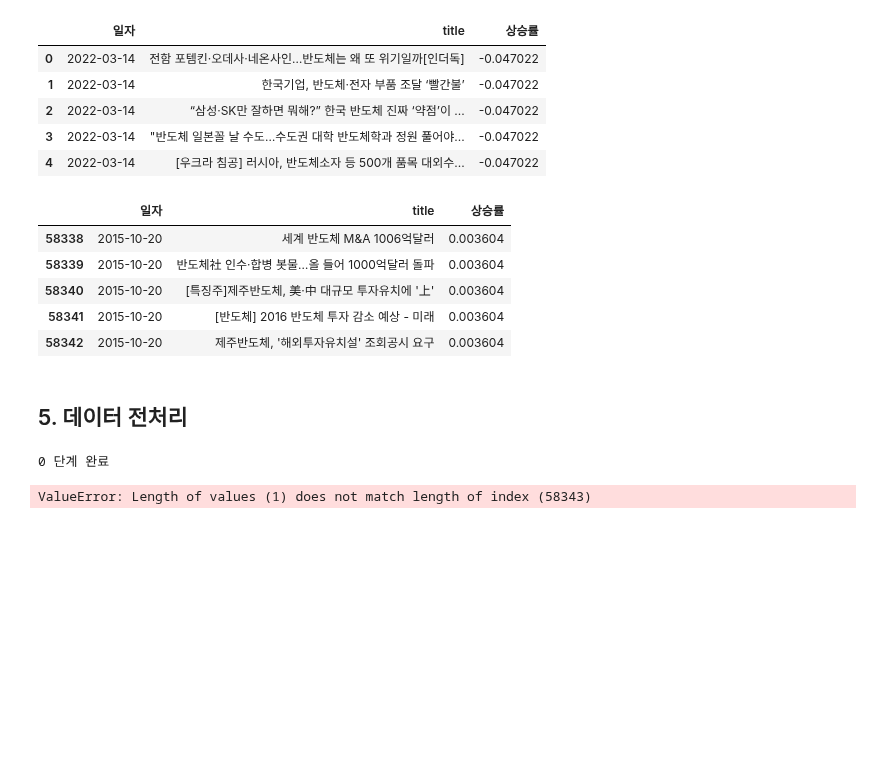
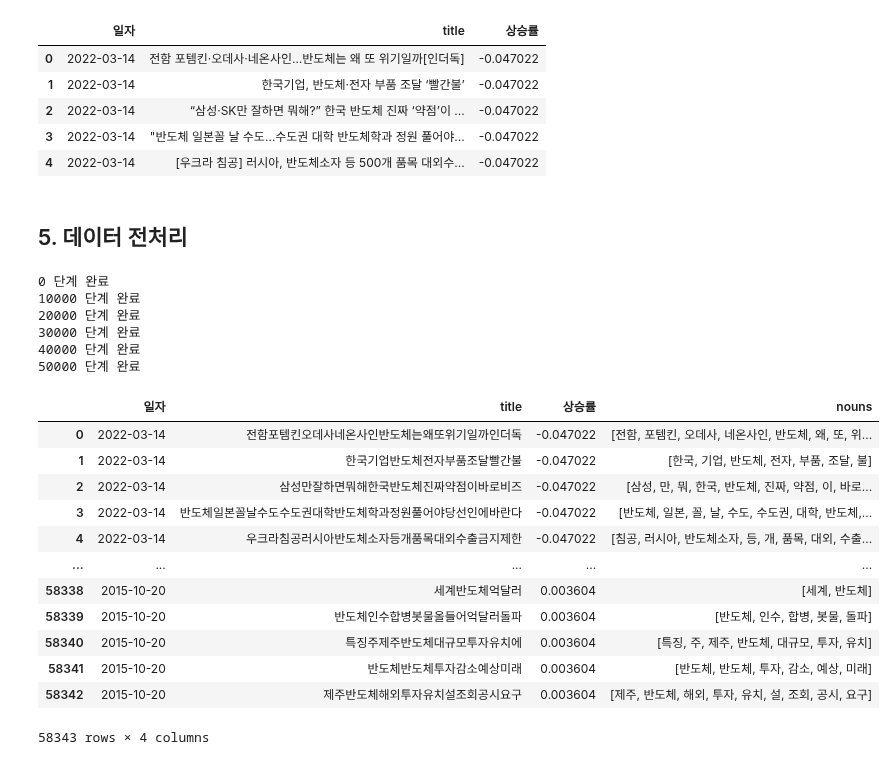
Before and after one commit to youngai1112/HK_Project, a Jupyter notebook: 7.1_뉴스데이터감성분석/01_뉴스데이터감성분석.ipynb, the cells around one changed output. Cells and saved outputs as stored; diff of their text form; code cells hidden in the pictures; blank space fills up the shorter version.

```diff
--- a/7.1_뉴스데이터감성분석/01_뉴스데이터감성분석.ipynb
+++ b/7.1_뉴스데이터감성분석/01_뉴스데이터감성분석.ipynb
@@ -415,35 +443,43 @@ merge_data.head(5)
 | 2 | 2022-03-14 | “삼성·SK만 잘하면 뭐해?” 한국 반도체 진짜 ‘약점’이 ... | -0.047022 |
 | 3 | 2022-03-14 | "반도체 일본꼴 날 수도…수도권 대학 반도체학과 정원 풀어야... | -0.047022 |
 | 4 | 2022-03-14 | [우크라 침공] 러시아, 반도체소자 등 500개 품목 대외수... | -0.047022 |
-# %%
-merge_data.tail(5)
-# %% [output]
-|  | 일자 | title | 상승률 |
-| 58338 | 2015-10-20 | 세계 반도체 M&A 1006억달러 | 0.003604 |
-| 58339 | 2015-10-20 | 반도체社 인수·합병 봇물…올 들어 1000억달러 돌파 | 0.003604 |
-| 58340 | 2015-10-20 | [특징주]제주반도체, 美·中 대규모 투자유치에 '上' | 0.003604 |
-| 58341 | 2015-10-20 | [반도체] 2016 반도체 투자 감소 예상 - 미래 | 0.003604 |
-| 58342 | 2015-10-20 | 제주반도체, '해외투자유치설' 조회공시 요구 | 0.003604 |
 # %% [markdown]
 ## 5. 데이터 전처리
 # %%
 okt = Okt()
-noun = []
-title_rename = []
+n_ = []
 
 for i in range(len(merge_data)):
     if (i % 10000 == 0):
         print(i, "단계 완료")
-    title_rename.append( ''.join(filter(str.isalnum, merge_data.iloc[i]['title'])) )
-    noun.append(' '.join(okt.nouns(merge_data.iloc[i]['title'])))
-    merge_data['nouns'] = noun
-    merge_data['title'] = title_rename
-    merge_data = merge_data[merge_data['nouns'] != '']
+    n_.append(okt.nouns(merge_data.iloc[i]['title']))
+merge_data['nouns'] = n_
+merge_data = merge_data[merge_data['nouns'] != '']
 
 # 2차 불용어 제거
-merge_data['title'] = merge_data['title'].str.replace('[^ㄱ-ㅎㅏ-ㅣ가-힣]', '')
+merge_data['title'] = merge_data['title'].str.replace('[^ㄱ-ㅎㅏ-ㅣ가-힣]','')
 merge_data['title'].replace('', np.nan, inplace=True)
 merge_data = merge_data.dropna(how='any')
 # %% [output]
 0 단계 완료
+10000 단계 완료
+20000 단계 완료
+30000 단계 완료
+40000 단계 완료
+50000 단계 완료
-ValueError: Length of values (1) does not match length of index (58343)
+# %%
+merge_data
+# %% [output]
+|  | 일자 | title | 상승률 | nouns |
+| 0 | 2022-03-14 | 전함포템킨오데사네온사인반도체는왜또위기일까인더독 | -0.047022 | [전함, 포템킨, 오데사, 네온사인, 반도체, 왜, 또, 위... |
+| 1 | 2022-03-14 | 한국기업반도체전자부품조달빨간불 | -0.047022 | [한국, 기업, 반도체, 전자, 부품, 조달, 불] |
+| 2 | 2022-03-14 | 삼성만잘하면뭐해한국반도체진짜약점이바로비즈 | -0.047022 | [삼성, 만, 뭐, 한국, 반도체, 진짜, 약점, 이, 바로... |
+| 3 | 2022-03-14 | 반도체일본꼴날수도수도권대학반도체학과정원풀어야당선인에바란다 | -0.047022 | [반도체, 일본, 꼴, 날, 수도, 수도권, 대학, 반도체,... |
+| 4 | 2022-03-14 | 우크라침공러시아반도체소자등개품목대외수출금지제한 | -0.047022 | [침공, 러시아, 반도체소자, 등, 개, 품목, 대외, 수출... |
+| ... | ... | ... | ... | ... |
+| 58338 | 2015-10-20 | 세계반도체억달러 | 0.003604 | [세계, 반도체] |
+| 58339 | 2015-10-20 | 반도체인수합병봇물올들어억달러돌파 | 0.003604 | [반도체, 인수, 합병, 봇물, 돌파] |
+| 58340 | 2015-10-20 | 특징주제주반도체대규모투자유치에 | 0.003604 | [특징, 주, 제주, 반도체, 대규모, 투자, 유치] |
+| 58341 | 2015-10-20 | 반도체반도체투자감소예상미래 | 0.003604 | [반도체, 반도체, 투자, 감소, 예상, 미래] |
+| 58342 | 2015-10-20 | 제주반도체해외투자유치설조회공시요구 | 0.003604 | [제주, 반도체, 해외, 투자, 유치, 설, 조회, 공시, 요구] |
+58343 rows × 4 columns
```
Also changed, not shown: parts of 4 cells of this notebook.
